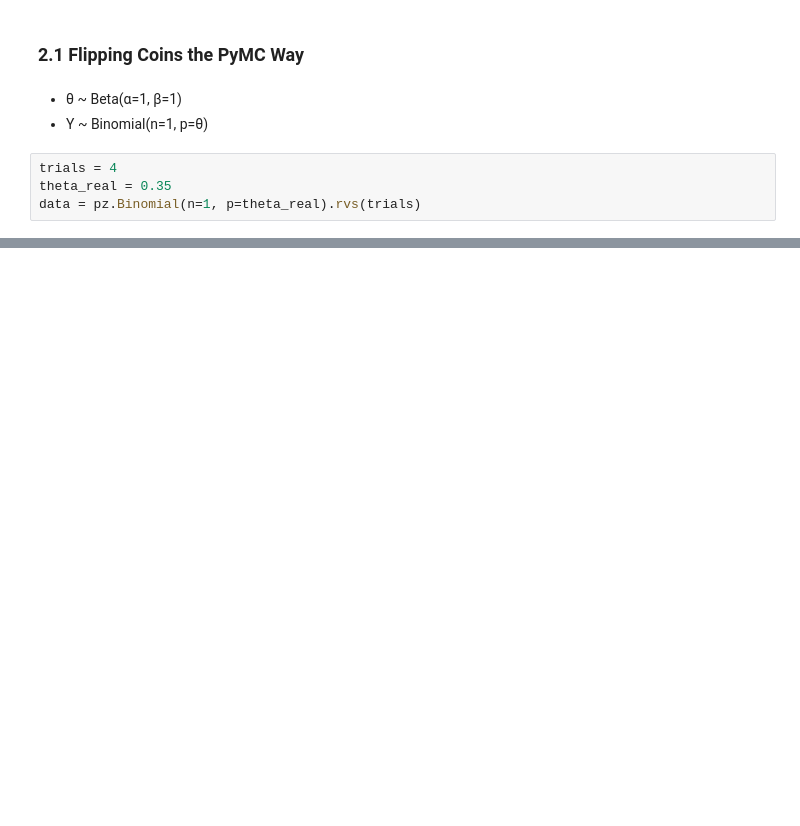
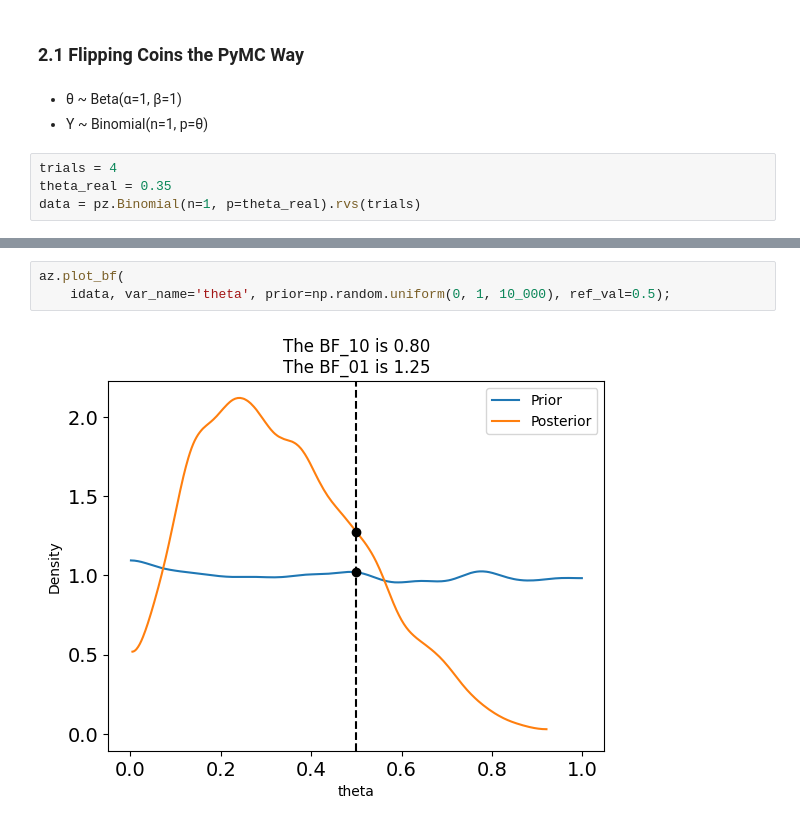
Before and after one commit to damiansp/completePython, a Jupyter notebook: bayesian/bap/02_programming_probabilistically.ipynb, the cells around one changed output, grey strips where cells are left out. Drawn from its saved outputs; the diff is of its cells as text; blank space fills up the shorter version.

```diff
--- a/bayesian/bap/02_programming_probabilistically.ipynb
+++ b/bayesian/bap/02_programming_probabilistically.ipynb
@@ -45,0 +47,5 @@ az.plot_posterior(idata);
+# %%
+az.plot_bf(
+    idata, var_name='theta', prior=np.random.uniform(0, 1, 10_000), ref_val=0.5);
+# %% [output]
+[figure, added]
```
Also changed, not shown: parts of 7 cells of this notebook.
